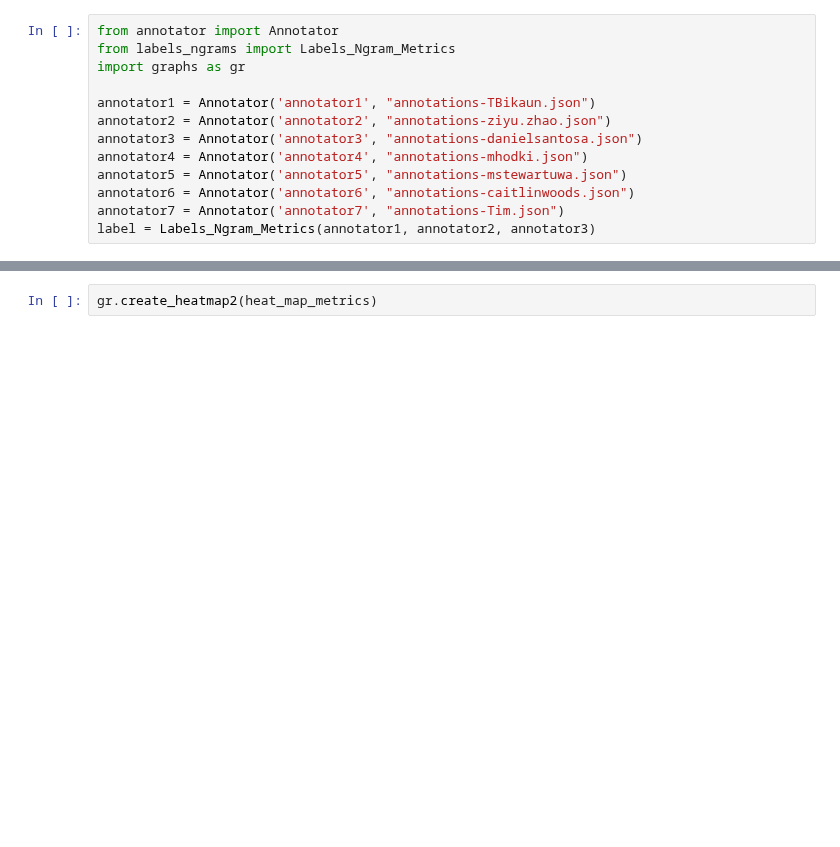
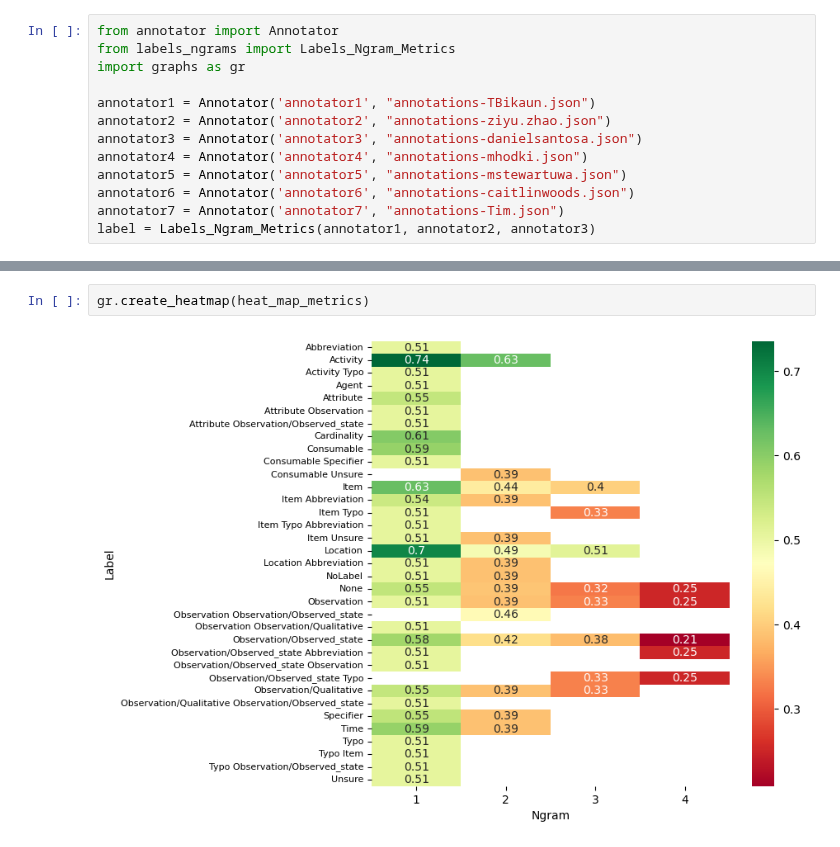
Before and after one commit to Daniel889911/GENG5511-Research-Project, a Jupyter notebook: labels_ngrams_cohen/labels_ngrams.ipynb, the cells around one changed output, grey strips where cells are left out. Saved outputs shown, nothing was run; the diff lists cells and outputs as text; blank space fills up the shorter version.

```diff
--- a/labels_ngrams_cohen/labels_ngrams.ipynb
+++ b/labels_ngrams_cohen/labels_ngrams.ipynb
@@ -20,2 +18,4 @@ NameError: name 'warnings' is not defined
 # %%
-gr.create_heatmap2(heat_map_metrics)
+gr.create_heatmap(heat_map_metrics)
+# %% [output]
+[figure, added]
```
Also changed, not shown: parts of 1 cell of this notebook, 3 other files.
